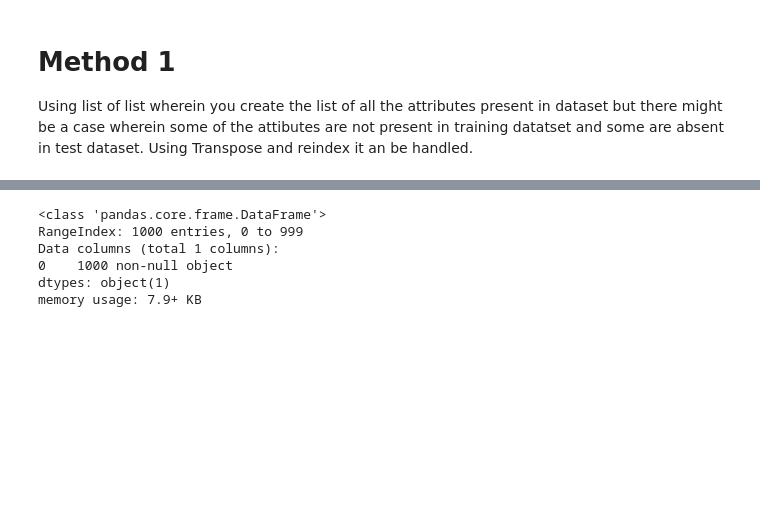
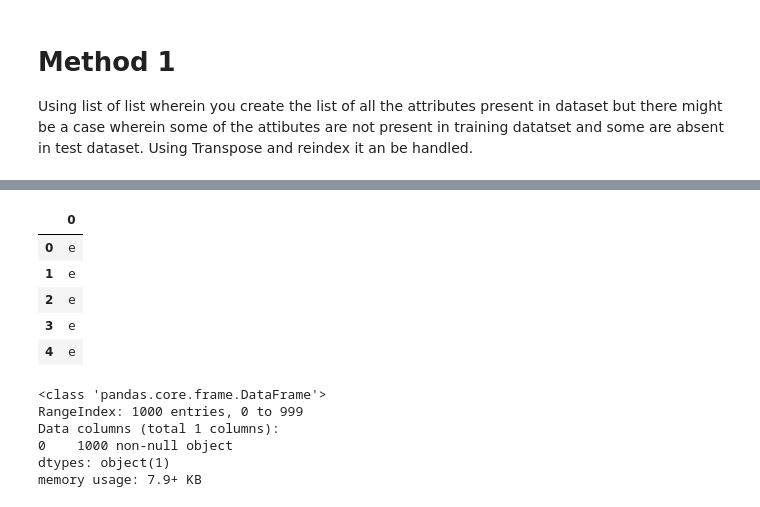
Before and after one commit to AshishKempwad/KNN-for-categorical-data-which-invovles-handling-mismatch-in-number-of-columns-in-train-test-data, a Jupyter notebook: K.ipynb, the cells around one changed output, grey strips where cells are left out. Cells and saved outputs as stored; diff of their text form; code cells hidden in the pictures; blank space fills up the shorter version.

```diff
--- a/K.ipynb
+++ b/K.ipynb
@@ -35,3 +63,12 @@ label_data=pd.read_csv('test_labels.csv',header=None)
+# %%
+label_data.head()
+# %% [output]
+|  | 0 |
+| 0 | e |
+| 1 | e |
+| 2 | e |
+| 3 | e |
+| 4 | e |
 # %%
 label_data.info()
 # %% [output]
```
Also changed, not shown: parts of 3 cells of this notebook.
